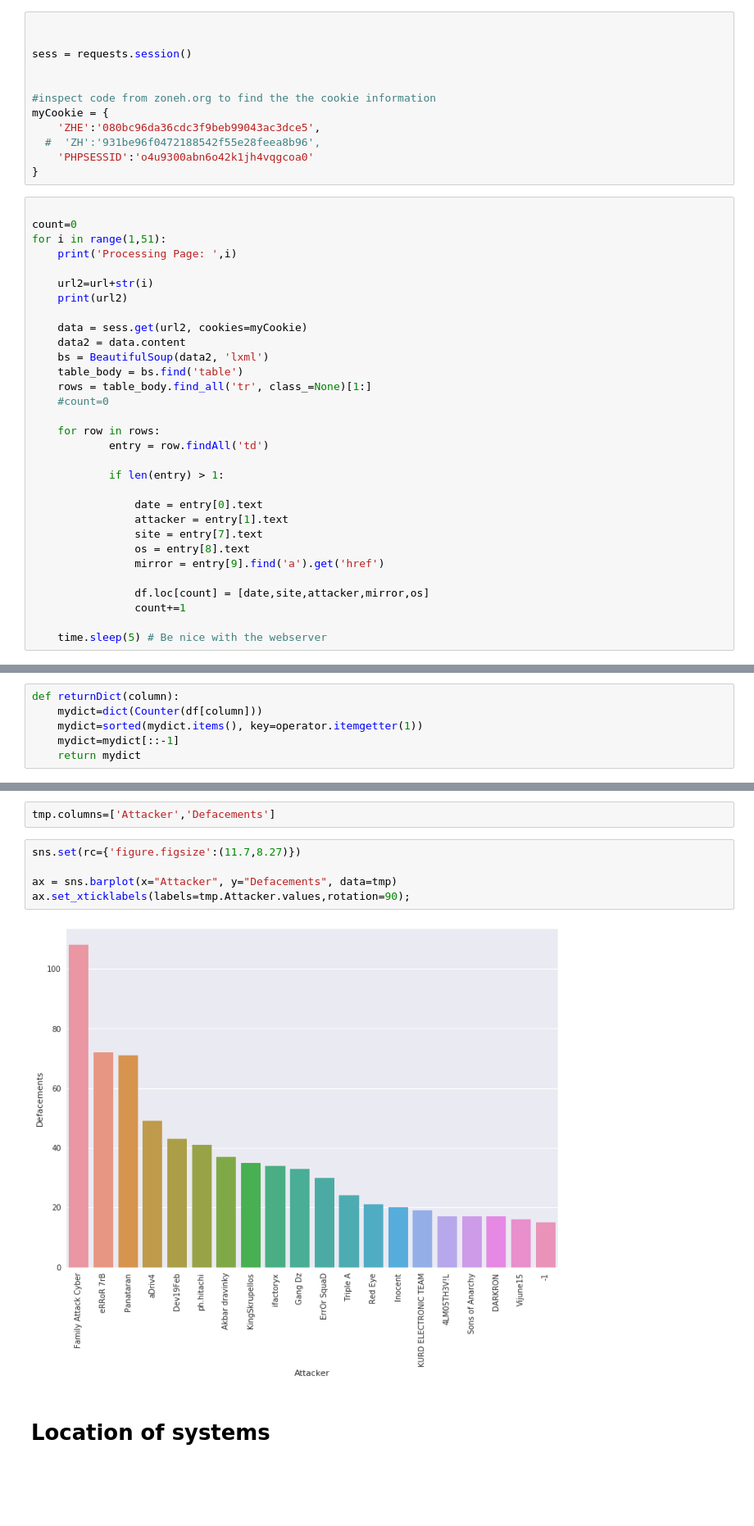
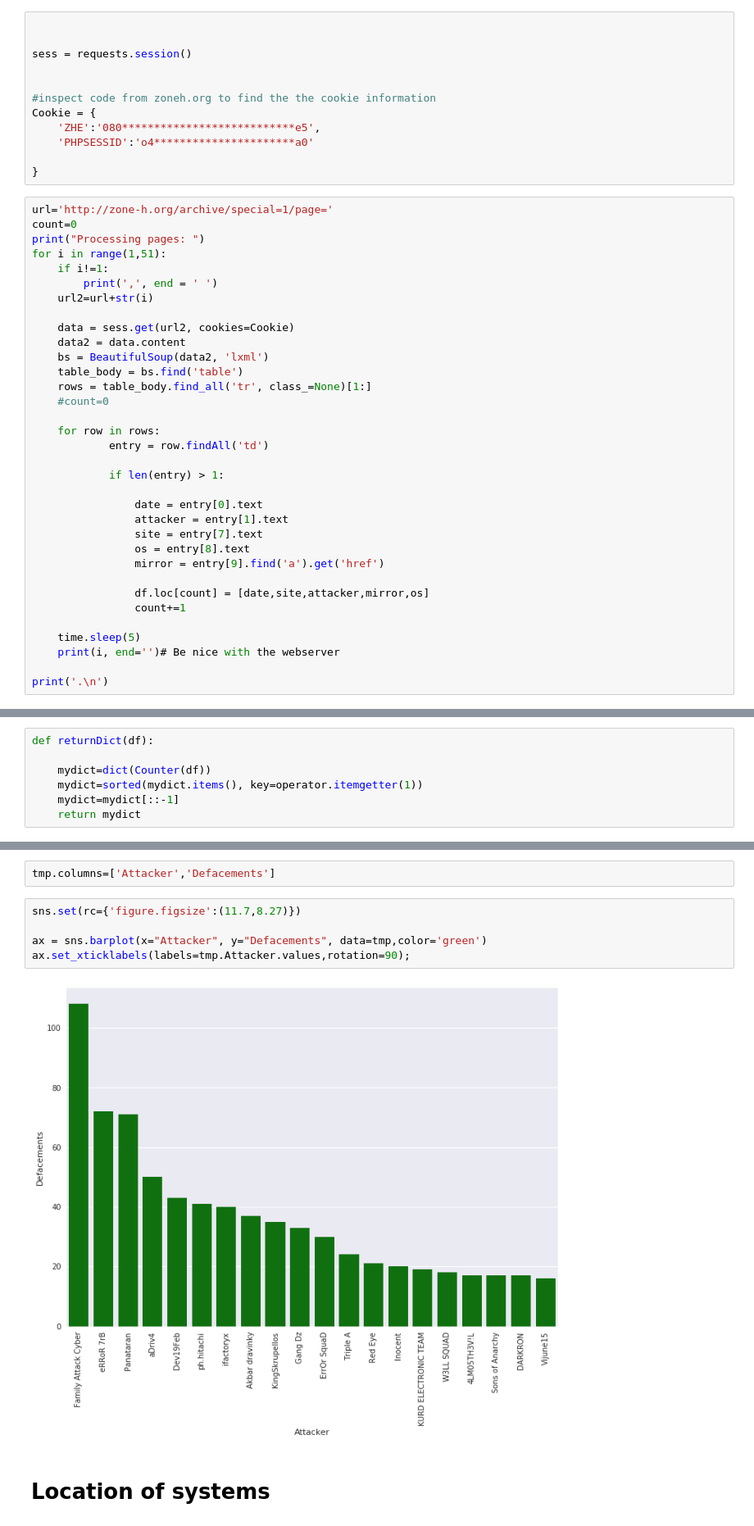
Before and after one commit to Bruck1701/Webscrapers, a Jupyter notebook: Zone-h-scraper.ipynb, the cells around one changed output, grey strips where cells are left out. Shown: that part at 82% size. Cells and saved outputs as stored; diff of their text form; blank space fills up the shorter version.

Commit message:
better graphs and domain information added.

```diff
--- a/Zone-h-scraper.ipynb
+++ b/Zone-h-scraper.ipynb
@@ -29,21 +27,21 @@ sess = requests.session()
 
 
 #inspect code from zoneh.org to find the the cookie information
-myCookie = {
-    'ZHE':'080bc96da36cdc3f9beb99043ac3dce5',
-  #  'ZH':'931be96f0472188542f55e28feea8b96',
-    'PHPSESSID':'o4u9300abn6o42k1jh4vqgcoa0'
+Cookie = {
+    'ZHE':'080***************************e5',
+    'PHPSESSID':'o4**********************a0'
+
 }
 # %%
+url='http://zone-h.org/archive/special=1/page='
+count=0
+print("Processing pages: ")
+for i in range(1,51):
+    if i!=1:
+        print(',', end = ' ')
+    url2=url+str(i)
 
-count=0
-for i in range(1,51):
-    print('Processing Page: ',i)
-
-    url2=url+str(i)
-    print(url2)
-
-    data = sess.get(url2, cookies=myCookie)
+    data = sess.get(url2, cookies=Cookie)
     data2 = data.content
     bs = BeautifulSoup(data2, 'lxml')
     table_body = bs.find('table')
@@ -64,5 +62,8 @@ for i in range(1,51):
                 df.loc[count] = [date,site,attacker,mirror,os]
                 count+=1
 
-    time.sleep(5) # Be nice with the webserver
+    time.sleep(5)
+    print(i, end='')# Be nice with the webserver
+
+print('.\n')
 # %% [output]
@@ -127,6 +117,7 @@ plt.show()
 # %%
-def returnDict(column):
-    mydict=dict(Counter(df[column]))
+def returnDict(df):
+
+    mydict=dict(Counter(df))
     mydict=sorted(mydict.items(), key=operator.itemgetter(1))
     mydict=mydict[::-1]
     return mydict
@@ -177,10 +173,10 @@ tmp.columns=['Attacker','Defacements']
 # %%
 sns.set(rc={'figure.figsize':(11.7,8.27)})
 
-ax = sns.barplot(x="Attacker", y="Defacements", data=tmp)
+ax = sns.barplot(x="Attacker", y="Defacements", data=tmp,color='green')
 ax.set_xticklabels(labels=tmp.Attacker.values,rotation=90);
 # %% [output]
-[figure, old version]
+[figure, new version]
 # %% [markdown]
 # Location of systems
 # %%
```
Also changed, not shown: parts of 40 cells of this notebook.
